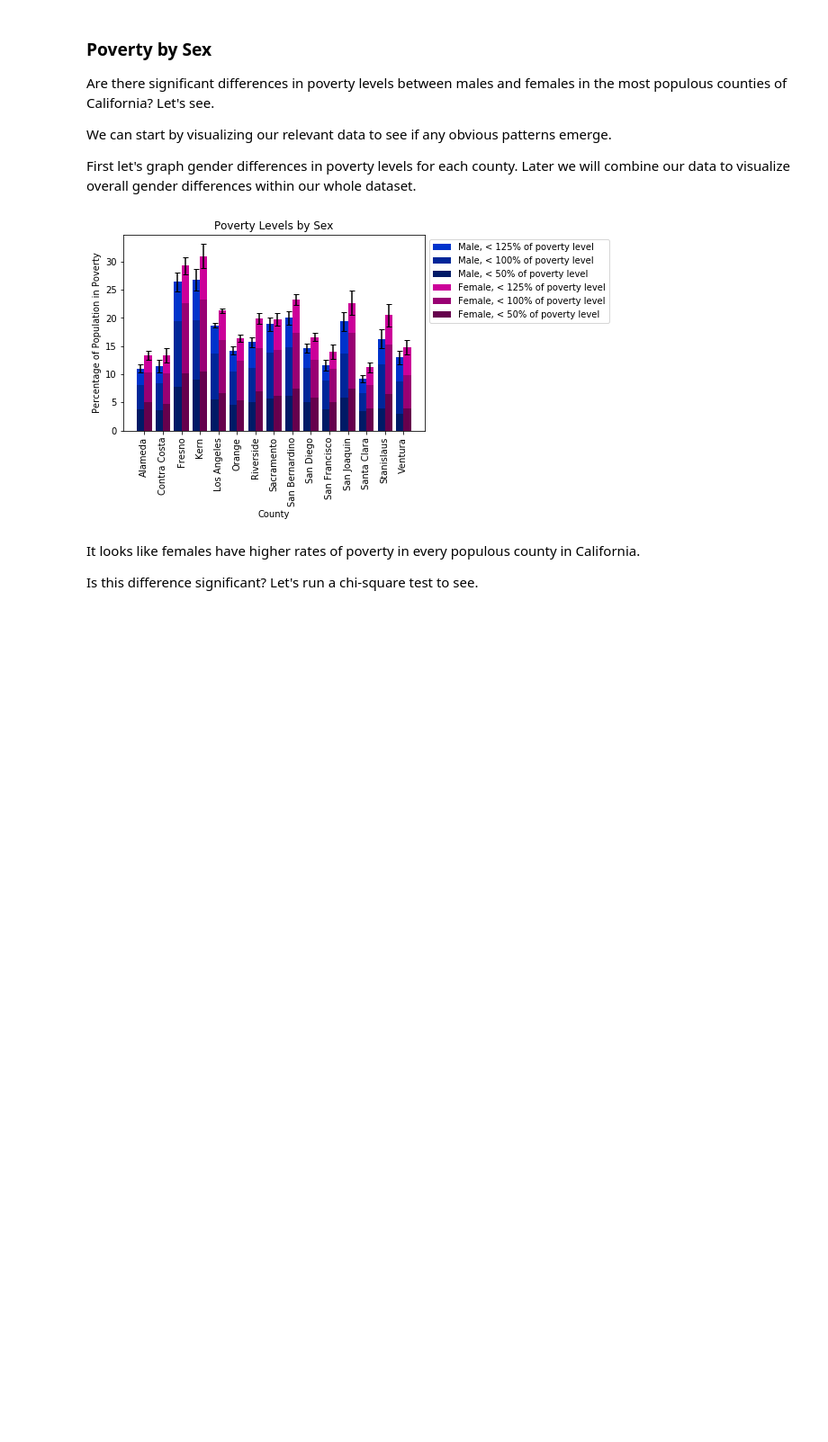
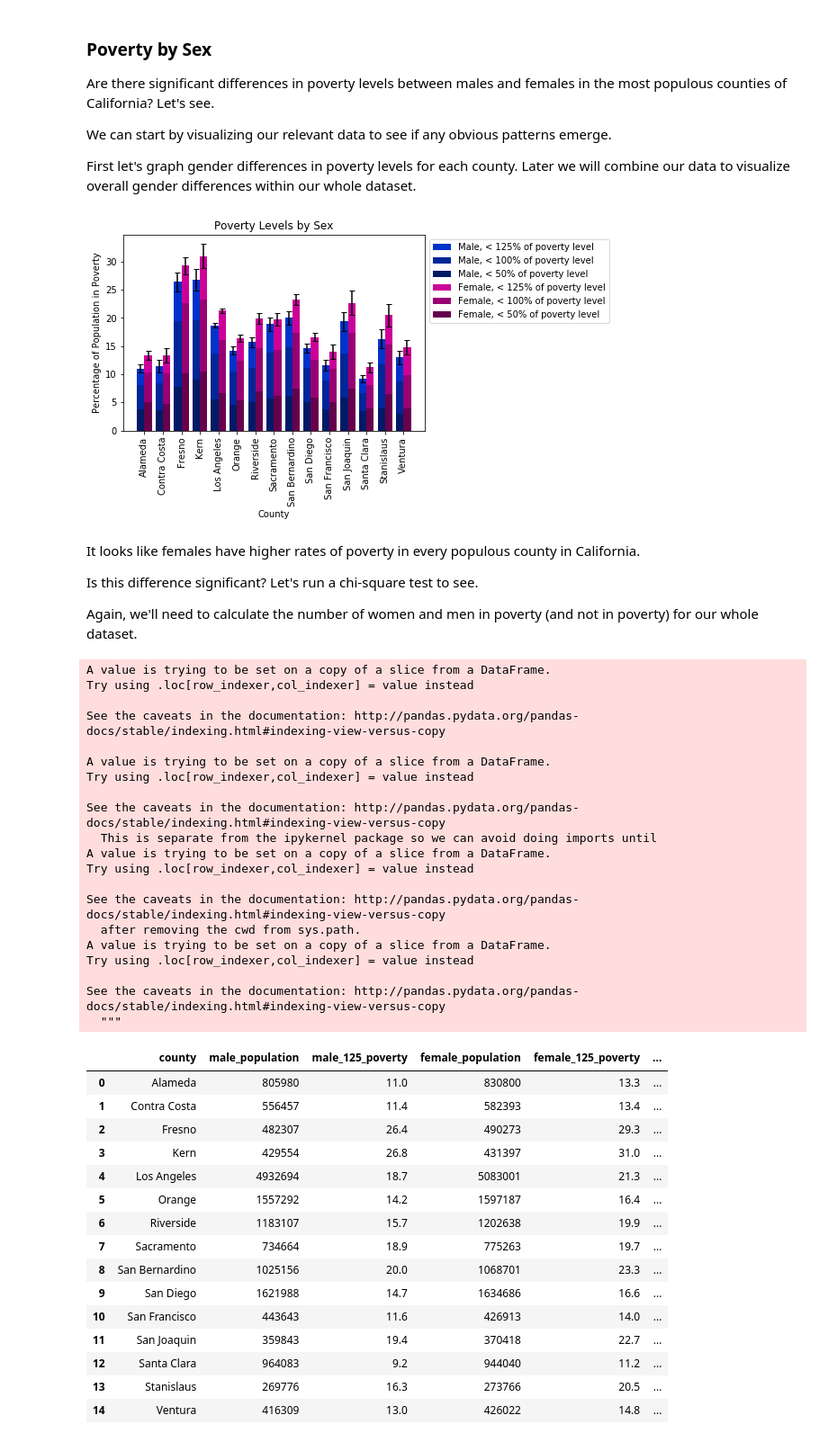
Before and after one commit to NWhite-7/Practice, a Jupyter notebook: ACS_CA_2017_analysis.ipynb, the cells around one changed output. Shown at 90% size. Saved outputs shown, nothing was run; the diff lists cells and outputs as text; code cells hidden in the pictures; blank space fills up the shorter version.

```diff
--- a/ACS_CA_2017_analysis.ipynb
+++ b/ACS_CA_2017_analysis.ipynb
@@ -371,3 +371,49 @@ plt.show()
 It looks like females have higher rates of poverty in every populous county in California.
 
 Is this difference significant? Let's run a chi-square test to see.
+
+Again, we'll need to calculate the number of women and men in poverty (and not in poverty) for our whole dataset.
+# %%
+poverty_by_sex = data_sex[['county', 'male_population', 'male_125_poverty', 'female_population', 'female_125_poverty']]
+poverty_by_sex['number_male_poverty'] = poverty_by_sex.male_population * poverty_by_sex.male_125_poverty / 100
+poverty_by_sex['number_male_not_poverty'] = poverty_by_sex.male_population - poverty_by_sex.number_male_poverty
+poverty_by_sex['number_female_poverty'] = poverty_by_sex.female_population * poverty_by_sex.female_125_poverty / 100
+poverty_by_sex['number_female_not_poverty'] = poverty_by_sex.female_population - poverty_by_sex.number_female_poverty
+poverty_by_sex
+# %% [output]
+A value is trying to be set on a copy of a slice from a DataFrame.
+Try using .loc[row_indexer,col_indexer] = value instead
+
+See the caveats in the documentation: http://pandas.pydata.org/pandas-docs/stable/indexing.html#indexing-view-versus-copy
+
+A value is trying to be set on a copy of a slice from a DataFrame.
+Try using .loc[row_indexer,col_indexer] = value instead
+
+See the caveats in the documentation: http://pandas.pydata.org/pandas-docs/stable/indexing.html#indexing-view-versus-copy
+  This is separate from the ipykernel package so we can avoid doing imports until
+A value is trying to be set on a copy of a slice from a DataFrame.
+Try using .loc[row_indexer,col_indexer] = value instead
+
+See the caveats in the documentation: http://pandas.pydata.org/pandas-docs/stable/indexing.html#indexing-view-versus-copy
+  after removing the cwd from sys.path.
+A value is trying to be set on a copy of a slice from a DataFrame.
+Try using .loc[row_indexer,col_indexer] = value instead
+
+See the caveats in the documentation: http://pandas.pydata.org/pandas-docs/stable/indexing.html#indexing-view-versus-copy
+  """
+|  | county | male_population | male_125_poverty | female_population | female_125_poverty | ... |
+| 0 | Alameda | 805980 | 11.0 | 830800 | 13.3 | ... |
+| 1 | Contra Costa | 556457 | 11.4 | 582393 | 13.4 | ... |
+| 2 | Fresno | 482307 | 26.4 | 490273 | 29.3 | ... |
+| 3 | Kern | 429554 | 26.8 | 431397 | 31.0 | ... |
+| 4 | Los Angeles | 4932694 | 18.7 | 5083001 | 21.3 | ... |
+| 5 | Orange | 1557292 | 14.2 | 1597187 | 16.4 | ... |
+| 6 | Riverside | 1183107 | 15.7 | 1202638 | 19.9 | ... |
+| 7 | Sacramento | 734664 | 18.9 | 775263 | 19.7 | ... |
+| 8 | San Bernardino | 1025156 | 20.0 | 1068701 | 23.3 | ... |
+| 9 | San Diego | 1621988 | 14.7 | 1634686 | 16.6 | ... |
+| 10 | San Francisco | 443643 | 11.6 | 426913 | 14.0 | ... |
+| 11 | San Joaquin | 359843 | 19.4 | 370418 | 22.7 | ... |
+| 12 | Santa Clara | 964083 | 9.2 | 944040 | 11.2 | ... |
+| 13 | Stanislaus | 269776 | 16.3 | 273766 | 20.5 | ... |
+| 14 | Ventura | 416309 | 13.0 | 426022 | 14.8 | ... |
```
Also changed, not shown: parts of 4 cells of this notebook.
